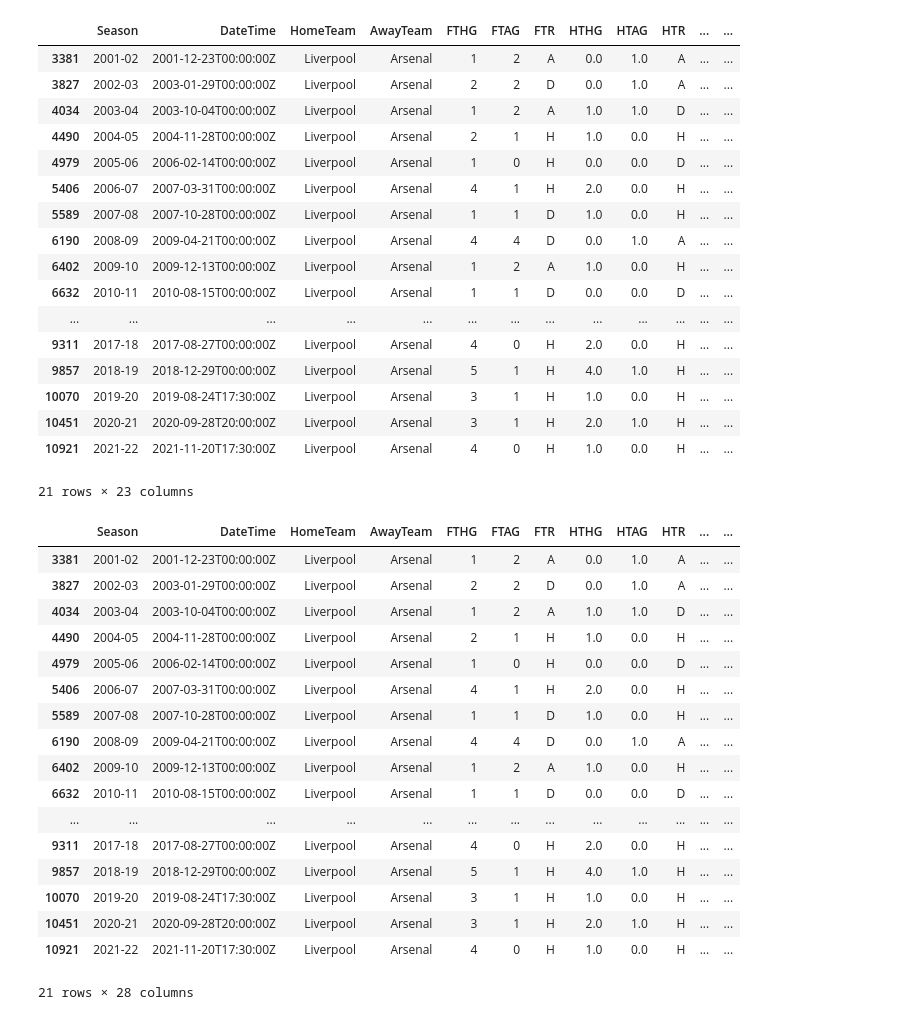
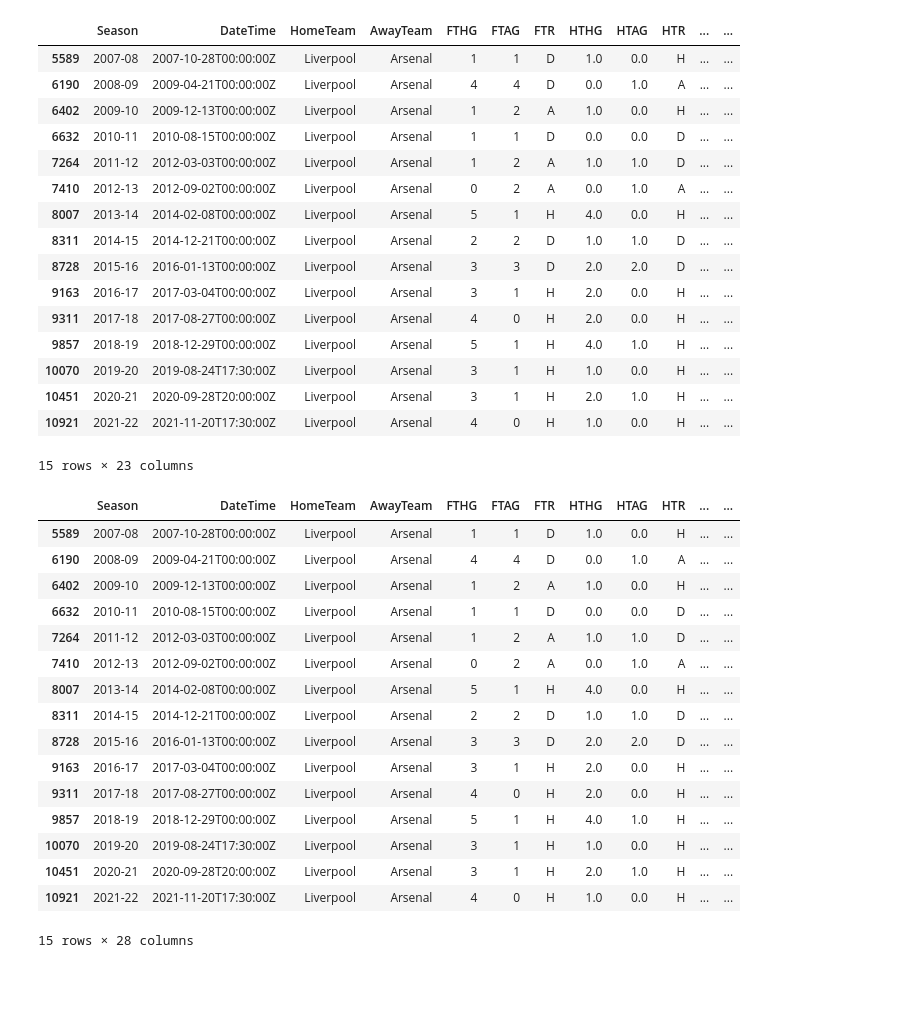
Before and after one commit to zhenglu8/Premier-League, a Jupyter notebook: PremierLeague_ Liverpool_Arsenal.ipynb, the cells around one changed output. Cells and saved outputs as stored; diff of their text form; code cells hidden in the pictures; blank space fills up the shorter version.

```diff
--- a/PremierLeague_ Liverpool_Arsenal.ipynb
+++ b/PremierLeague_ Liverpool_Arsenal.ipynb
@@ -5,28 +5,27 @@ df = pd.read_csv(r"results.csv", encoding = "ISO-8859-1")
 # %%
 filt = df['HomeTeam'] == 'Liverpool'
 filt2 = df['AwayTeam'] == 'Arsenal'
-filt3 = df['Season'] > '2000-21'
+filt3 = df['Season'] >= '2007-08'
 TotalMatch = df[filt][filt2][filt3]
 TotalMatch
 # %% [output]
 |  | Season | DateTime | HomeTeam | AwayTeam | FTHG | FTAG | FTR | HTHG | HTAG | HTR | ... | ... |
-| 3381 | 2001-02 | 2001-12-23T00:00:00Z | Liverpool | Arsenal | 1 | 2 | A | 0.0 | 1.0 | A | ... | ... |
-| 3827 | 2002-03 | 2003-01-29T00:00:00Z | Liverpool | Arsenal | 2 | 2 | D | 0.0 | 1.0 | A | ... | ... |
-| 4034 | 2003-04 | 2003-10-04T00:00:00Z | Liverpool | Arsenal | 1 | 2 | A | 1.0 | 1.0 | D | ... | ... |
-| 4490 | 2004-05 | 2004-11-28T00:00:00Z | Liverpool | Arsenal | 2 | 1 | H | 1.0 | 0.0 | H | ... | ... |
-| 4979 | 2005-06 | 2006-02-14T00:00:00Z | Liverpool | Arsenal | 1 | 0 | H | 0.0 | 0.0 | D | ... | ... |
-| 5406 | 2006-07 | 2007-03-31T00:00:00Z | Liverpool | Arsenal | 4 | 1 | H | 2.0 | 0.0 | H | ... | ... |
 | 5589 | 2007-08 | 2007-10-28T00:00:00Z | Liverpool | Arsenal | 1 | 1 | D | 1.0 | 0.0 | H | ... | ... |
 | 6190 | 2008-09 | 2009-04-21T00:00:00Z | Liverpool | Arsenal | 4 | 4 | D | 0.0 | 1.0 | A | ... | ... |
 | 6402 | 2009-10 | 2009-12-13T00:00:00Z | Liverpool | Arsenal | 1 | 2 | A | 1.0 | 0.0 | H | ... | ... |
 | 6632 | 2010-11 | 2010-08-15T00:00:00Z | Liverpool | Arsenal | 1 | 1 | D | 0.0 | 0.0 | D | ... | ... |
-| ... | ... | ... | ... | ... | ... | ... | ... | ... | ... | ... | ... | ... |
+| 7264 | 2011-12 | 2012-03-03T00:00:00Z | Liverpool | Arsenal | 1 | 2 | A | 1.0 | 1.0 | D | ... | ... |
+| 7410 | 2012-13 | 2012-09-02T00:00:00Z | Liverpool | Arsenal | 0 | 2 | A | 0.0 | 1.0 | A | ... | ... |
+| 8007 | 2013-14 | 2014-02-08T00:00:00Z | Liverpool | Arsenal | 5 | 1 | H | 4.0 | 0.0 | H | ... | ... |
+| 8311 | 2014-15 | 2014-12-21T00:00:00Z | Liverpool | Arsenal | 2 | 2 | D | 1.0 | 1.0 | D | ... | ... |
+| 8728 | 2015-16 | 2016-01-13T00:00:00Z | Liverpool | Arsenal | 3 | 3 | D | 2.0 | 2.0 | D | ... | ... |
+| 9163 | 2016-17 | 2017-03-04T00:00:00Z | Liverpool | Arsenal | 3 | 1 | H | 2.0 | 0.0 | H | ... | ... |
 | 9311 | 2017-18 | 2017-08-27T00:00:00Z | Liverpool | Arsenal | 4 | 0 | H | 2.0 | 0.0 | H | ... | ... |
 | 9857 | 2018-19 | 2018-12-29T00:00:00Z | Liverpool | Arsenal | 5 | 1 | H | 4.0 | 1.0 | H | ... | ... |
 | 10070 | 2019-20 | 2019-08-24T17:30:00Z | Liverpool | Arsenal | 3 | 1 | H | 1.0 | 0.0 | H | ... | ... |
 | 10451 | 2020-21 | 2020-09-28T20:00:00Z | Liverpool | Arsenal | 3 | 1 | H | 2.0 | 1.0 | H | ... | ... |
 | 10921 | 2021-22 | 2021-11-20T17:30:00Z | Liverpool | Arsenal | 4 | 0 | H | 1.0 | 0.0 | H | ... | ... |
-21 rows × 23 columns
+15 rows × 23 columns
 # %%
 # Home goal difference
 TotalMatch['HGD'] = TotalMatch['FTHG'] - TotalMatch['FTAG']
@@ -41,23 +40,22 @@ TotalMatch['HFD'] = TotalMatch['HF'] - TotalMatch['AF']
 TotalMatch
 # %% [output]
 |  | Season | DateTime | HomeTeam | AwayTeam | FTHG | FTAG | FTR | HTHG | HTAG | HTR | ... | ... |
-| 3381 | 2001-02 | 2001-12-23T00:00:00Z | Liverpool | Arsenal | 1 | 2 | A | 0.0 | 1.0 | A | ... | ... |
-| 3827 | 2002-03 | 2003-01-29T00:00:00Z | Liverpool | Arsenal | 2 | 2 | D | 0.0 | 1.0 | A | ... | ... |
-| 4034 | 2003-04 | 2003-10-04T00:00:00Z | Liverpool | Arsenal | 1 | 2 | A | 1.0 | 1.0 | D | ... | ... |
-| 4490 | 2004-05 | 2004-11-28T00:00:00Z | Liverpool | Arsenal | 2 | 1 | H | 1.0 | 0.0 | H | ... | ... |
-| 4979 | 2005-06 | 2006-02-14T00:00:00Z | Liverpool | Arsenal | 1 | 0 | H | 0.0 | 0.0 | D | ... | ... |
-| 5406 | 2006-07 | 2007-03-31T00:00:00Z | Liverpool | Arsenal | 4 | 1 | H | 2.0 | 0.0 | H | ... | ... |
 | 5589 | 2007-08 | 2007-10-28T00:00:00Z | Liverpool | Arsenal | 1 | 1 | D | 1.0 | 0.0 | H | ... | ... |
 | 6190 | 2008-09 | 2009-04-21T00:00:00Z | Liverpool | Arsenal | 4 | 4 | D | 0.0 | 1.0 | A | ... | ... |
 | 6402 | 2009-10 | 2009-12-13T00:00:00Z | Liverpool | Arsenal | 1 | 2 | A | 1.0 | 0.0 | H | ... | ... |
 | 6632 | 2010-11 | 2010-08-15T00:00:00Z | Liverpool | Arsenal | 1 | 1 | D | 0.0 | 0.0 | D | ... | ... |
-| ... | ... | ... | ... | ... | ... | ... | ... | ... | ... | ... | ... | ... |
+| 7264 | 2011-12 | 2012-03-03T00:00:00Z | Liverpool | Arsenal | 1 | 2 | A | 1.0 | 1.0 | D | ... | ... |
+| 7410 | 2012-13 | 2012-09-02T00:00:00Z | Liverpool | Arsenal | 0 | 2 | A | 0.0 | 1.0 | A | ... | ... |
+| 8007 | 2013-14 | 2014-02-08T00:00:00Z | Liverpool | Arsenal | 5 | 1 | H | 4.0 | 0.0 | H | ... | ... |
+| 8311 | 2014-15 | 2014-12-21T00:00:00Z | Liverpool | Arsenal | 2 | 2 | D | 1.0 | 1.0 | D | ... | ... |
+| 8728 | 2015-16 | 2016-01-13T00:00:00Z | Liverpool | Arsenal | 3 | 3 | D | 2.0 | 2.0 | D | ... | ... |
+| 9163 | 2016-17 | 2017-03-04T00:00:00Z | Liverpool | Arsenal | 3 | 1 | H | 2.0 | 0.0 | H | ... | ... |
 | 9311 | 2017-18 | 2017-08-27T00:00:00Z | Liverpool | Arsenal | 4 | 0 | H | 2.0 | 0.0 | H | ... | ... |
 | 9857 | 2018-19 | 2018-12-29T00:00:00Z | Liverpool | Arsenal | 5 | 1 | H | 4.0 | 1.0 | H | ... | ... |
 | 10070 | 2019-20 | 2019-08-24T17:30:00Z | Liverpool | Arsenal | 3 | 1 | H | 1.0 | 0.0 | H | ... | ... |
 | 10451 | 2020-21 | 2020-09-28T20:00:00Z | Liverpool | Arsenal | 3 | 1 | H | 2.0 | 1.0 | H | ... | ... |
 | 10921 | 2021-22 | 2021-11-20T17:30:00Z | Liverpool | Arsenal | 4 | 0 | H | 1.0 | 0.0 | H | ... | ... |
-21 rows × 28 columns
+15 rows × 28 columns
 # %%
 # Win: 0, Draw: 1, Lose: 2
 
```
Also changed, not shown: parts of 9 cells of this notebook.
